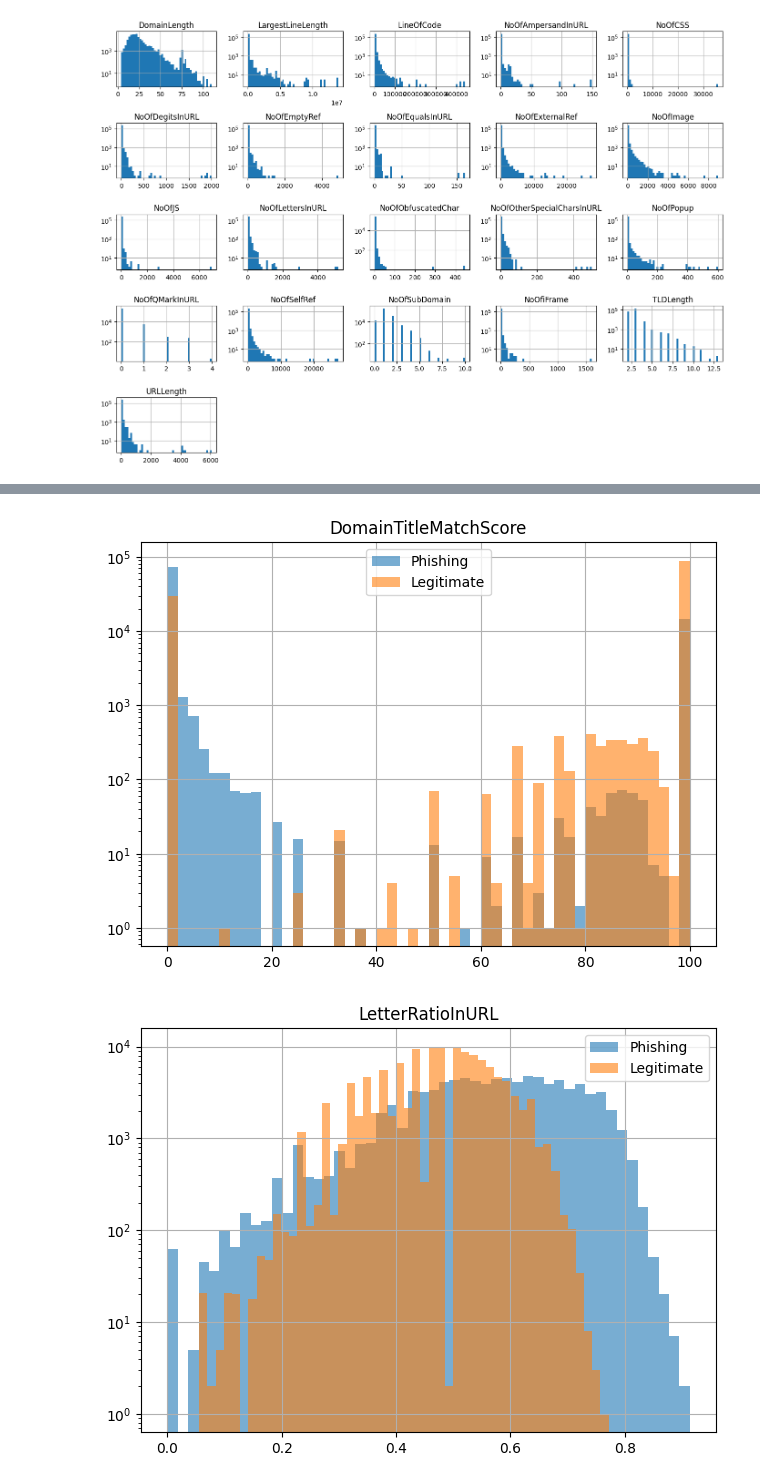
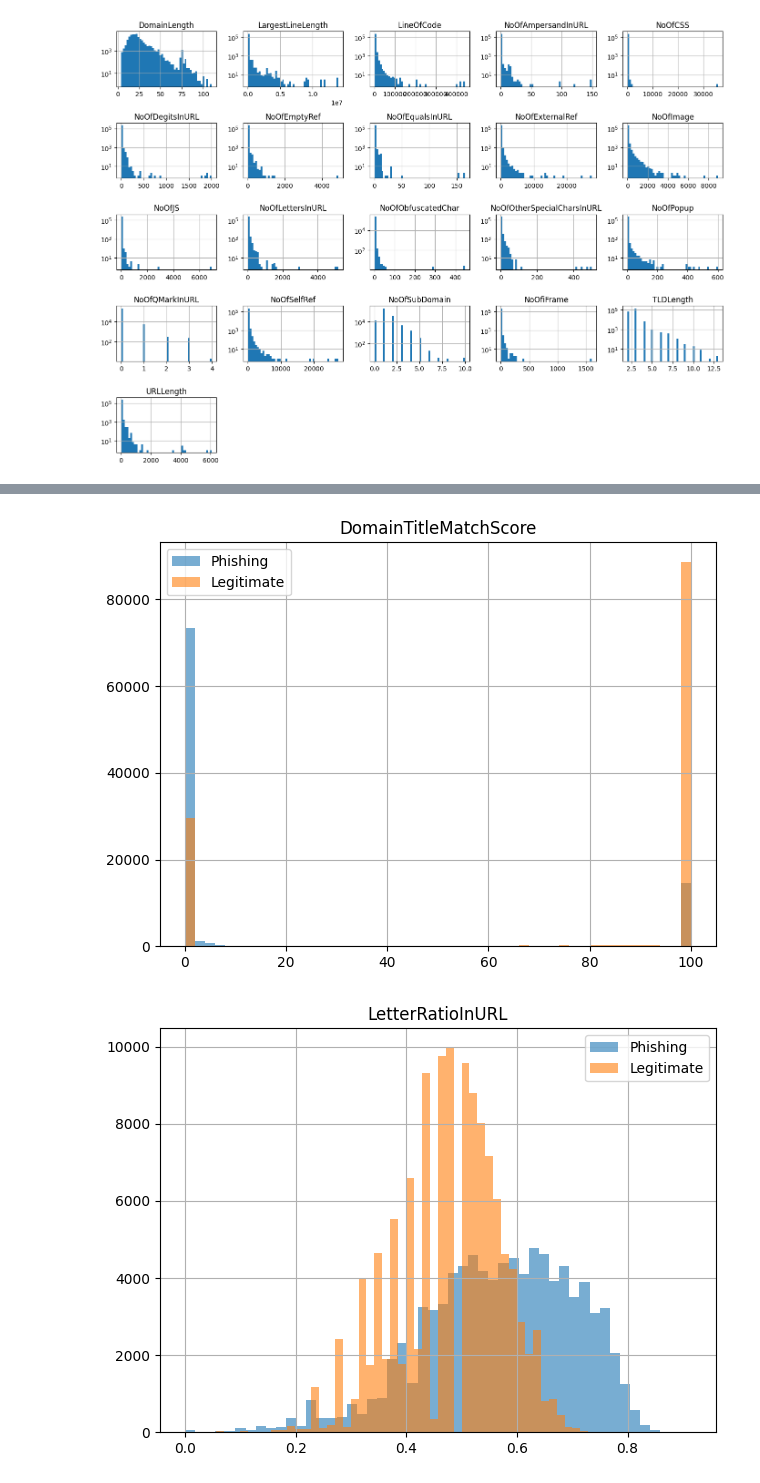
Before and after one commit to BugraAKKUS/Phishing-URL--Website--Detection, a Jupyter notebook: eda_cavus.ipynb, the cells around one changed output, grey strips where cells are left out. Cells and saved outputs as stored; diff of their text form; code cells hidden in the pictures.

Commit message:
EDA update plots

```diff
--- a/eda_cavus.ipynb
+++ b/eda_cavus.ipynb
@@ -565,10 +565,10 @@ for col in score_columns:
     plt.figure()
 
     data.loc[data["label"] == 0, col].dropna().hist(
-        bins=50, alpha=0.6, log=True, label="Phishing"
+        bins=50, alpha=0.6, log=False, label="Phishing"
     )
     data.loc[data["label"] == 1, col].dropna().hist(
-        bins=50, alpha=0.6, log=True, label="Legitimate"
+        bins=50, alpha=0.6, log=False, label="Legitimate"
     )
 
     plt.title(col)
@@ -581,2 +581,2 @@ for col in score_columns:
-[figure, old version]
+[figure, new version]
-[figure, old version]
+[figure, new version]
```
Also changed, not shown: parts of 3 cells of this notebook.
